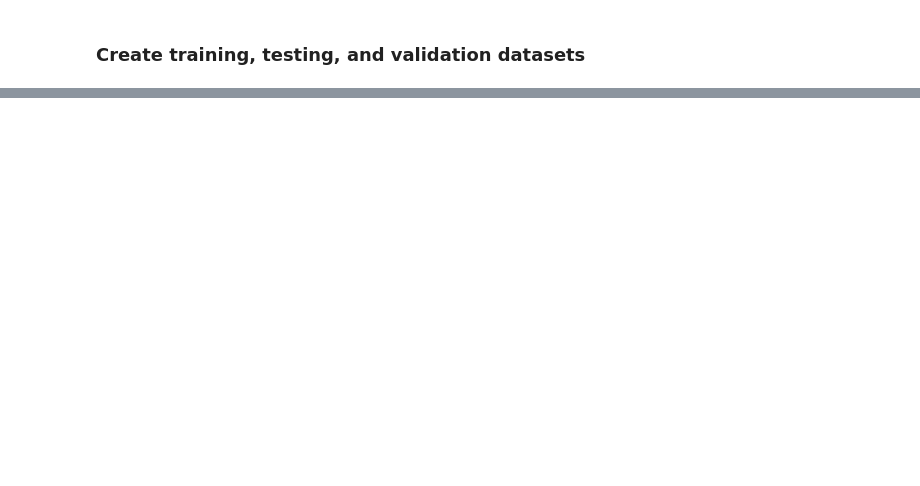
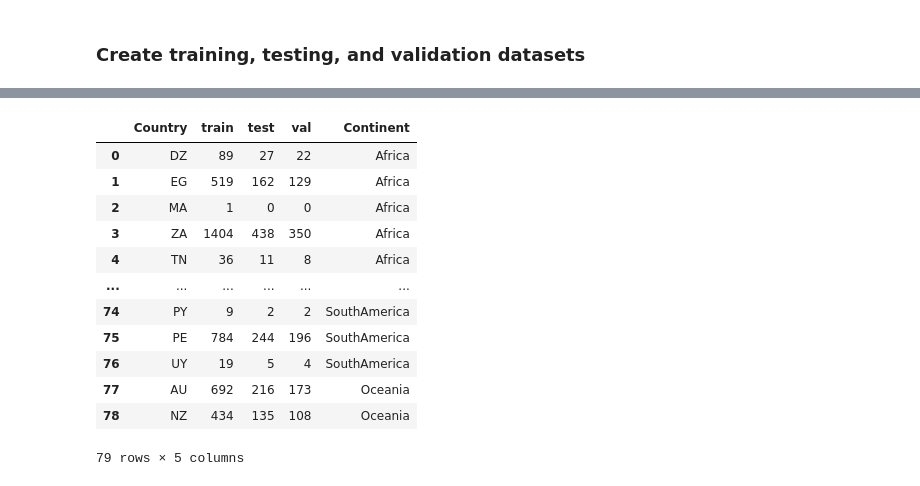
Before and after one commit to jgomezm/Music-Classification, a Jupyter notebook: Country Specific Pickle.ipynb, the cells around one changed output, grey strips where cells are left out. Drawn from its saved outputs; the diff is of its cells as text; code cells hidden in the pictures; blank space fills up the shorter version.

```diff
--- a/Country Specific Pickle.ipynb
+++ b/Country Specific Pickle.ipynb
@@ -157,0 +203,25 @@ NZ train 420     test 131        val 105
+# %%
+counts = pd.DataFrame([countriesOfInterest, train_arr, test_arr, val_arr]).T
+counts.columns = ["Country", "train", "test", "val"]
+counts["Continent"] = ""
+counts.loc[counts.Country.isin(Africa), "Continent"] = "Africa"
+counts.loc[counts.Country.isin(Asia), "Continent"] = "Asia"
+counts.loc[counts.Country.isin(Europe), "Continent"] = "Europe"
+counts.loc[counts.Country.isin(NorthAmerica), "Continent"] = "NorthAmerica"
+counts.loc[counts.Country.isin(SouthAmerica), "Continent"] = "SouthAmerica"
+counts.loc[counts.Country.isin(Oceania), "Continent"] = "Oceania"
+counts
+# %% [output]
+|  | Country | train | test | val | Continent |
+| 0 | DZ | 89 | 27 | 22 | Africa |
+| 1 | EG | 519 | 162 | 129 | Africa |
+| 2 | MA | 1 | 0 | 0 | Africa |
+| 3 | ZA | 1404 | 438 | 350 | Africa |
+| 4 | TN | 36 | 11 | 8 | Africa |
+| ... | ... | ... | ... | ... | ... |
+| 74 | PY | 9 | 2 | 2 | SouthAmerica |
+| 75 | PE | 784 | 244 | 196 | SouthAmerica |
+| 76 | UY | 19 | 5 | 4 | SouthAmerica |
+| 77 | AU | 692 | 216 | 173 | Oceania |
+| 78 | NZ | 434 | 135 | 108 | Oceania |
+79 rows × 5 columns
```
Also changed, not shown: parts of 8 cells of this notebook, 9 other files.
